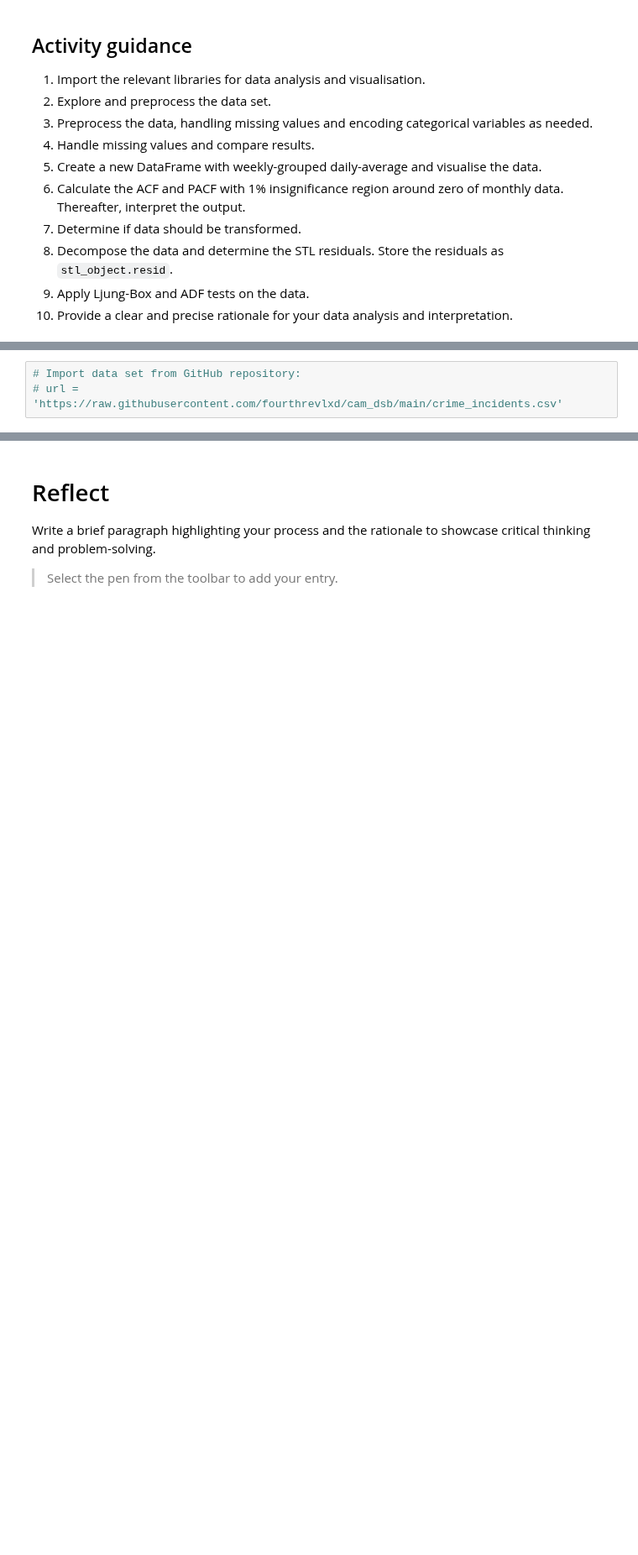
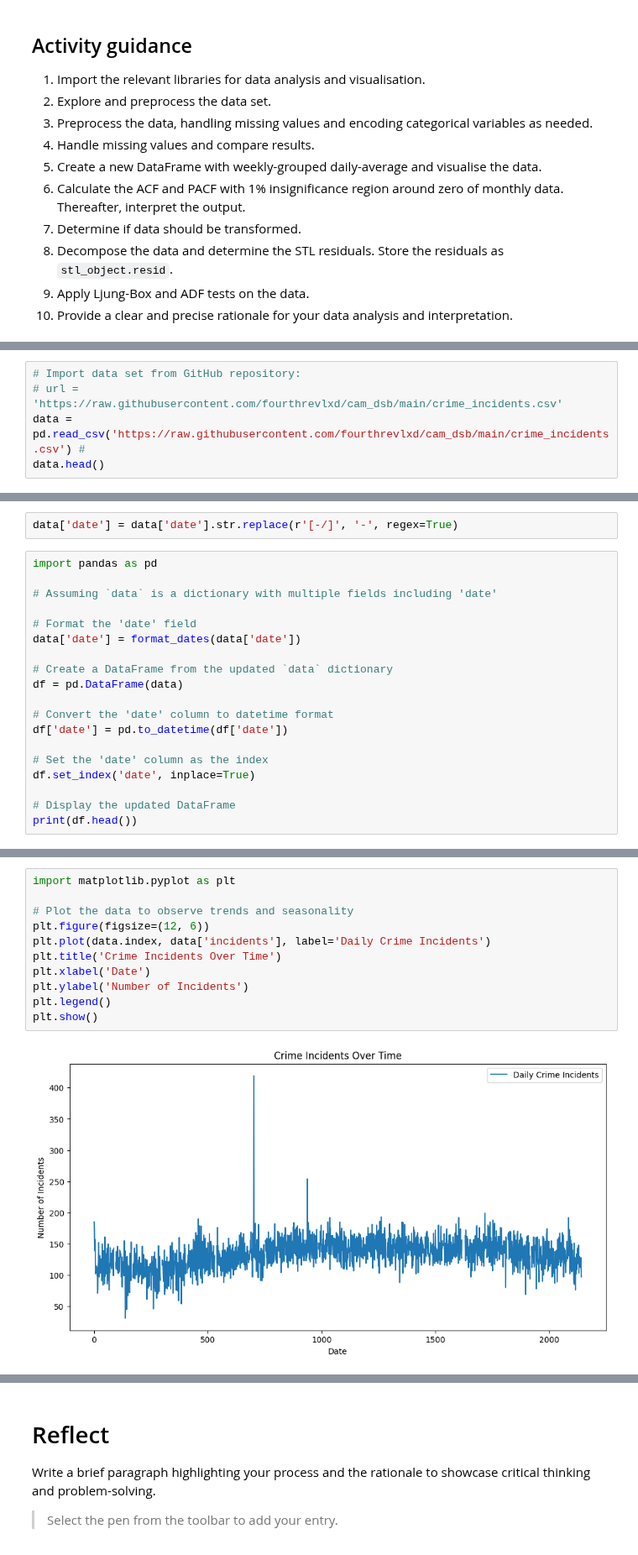
Before and after one commit to sheldonkemper/portfolio, a Jupyter notebook: CAM_DS_C301_W6_Activity.ipynb, the cells around one changed output, grey strips where cells are left out. Shown at 84% size. Drawn from its saved outputs; the diff is of its cells as text; blank space fills up the shorter version.

```diff
--- a/CAM_DS_C301_W6_Activity.ipynb
+++ b/CAM_DS_C301_W6_Activity.ipynb
@@ -44,3 +69,5 @@ By completing this activity, you will be able to provide evidence that you can:
 # %%
 # Import data set from GitHub repository:
 # url = 'https://raw.githubusercontent.com/fourthrevlxd/cam_dsb/main/crime_incidents.csv'
+data = pd.read_csv('https://raw.githubusercontent.com/fourthrevlxd/cam_dsb/main/crime_incidents.csv') #
+data.head()
@@ -46,0 +97,21 @@ By completing this activity, you will be able to provide evidence that you can:
+# %%
+data['date'] = data['date'].str.replace(r'[-/]', '-', regex=True)
+# %%
+import pandas as pd
+
+# Assuming `data` is a dictionary with multiple fields including 'date'
+
+# Format the 'date' field
+data['date'] = format_dates(data['date'])
+
+# Create a DataFrame from the updated `data` dictionary
+df = pd.DataFrame(data)
+
+# Convert the 'date' column to datetime format
+df['date'] = pd.to_datetime(df['date'])
+
+# Set the 'date' column as the index
+df.set_index('date', inplace=True)
+
+# Display the updated DataFrame
+print(df.head())
@@ -46,0 +128,13 @@ By completing this activity, you will be able to provide evidence that you can:
+# %%
+import matplotlib.pyplot as plt
+
+# Plot the data to observe trends and seasonality
+plt.figure(figsize=(12, 6))
+plt.plot(data.index, data['incidents'], label='Daily Crime Incidents')
+plt.title('Crime Incidents Over Time')
+plt.xlabel('Date')
+plt.ylabel('Number of Incidents')
+plt.legend()
+plt.show()
+# %% [output]
+[figure, added]
```
Also changed, not shown: parts of 13 cells of this notebook.
